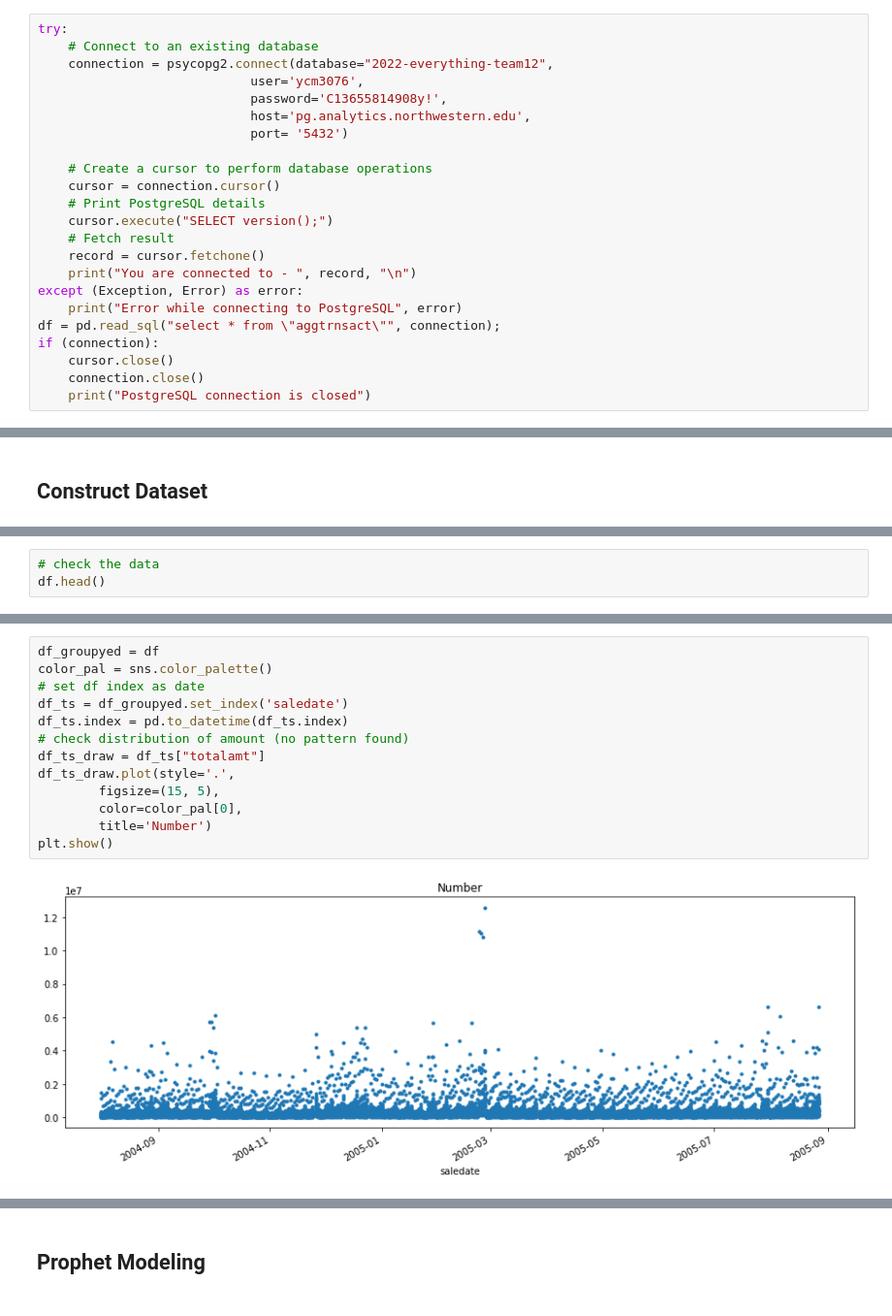
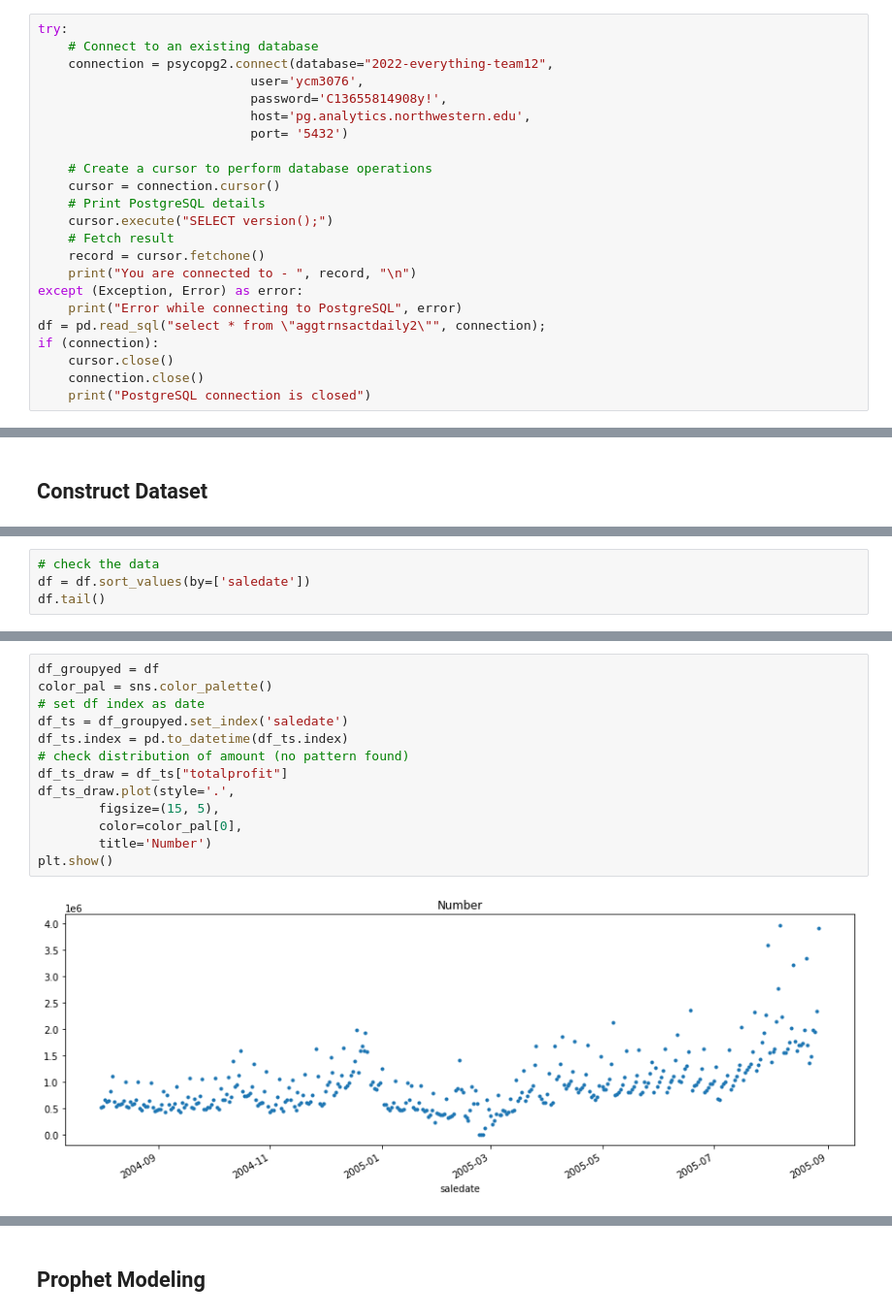
Before and after one commit to ychen595/MSiA_400_G12, a Jupyter notebook: 05_Modeling/Prophet_model.ipynb, the cells around one changed output, grey strips where cells are left out. Shown at 97% size. Drawn from its saved outputs; the diff is of its cells as text.

```diff
--- a/05_Modeling/Prophet_model.ipynb
+++ b/05_Modeling/Prophet_model.ipynb
@@ -24,7 +27,7 @@ try:
     print("You are connected to - ", record, "\n")
 except (Exception, Error) as error:
     print("Error while connecting to PostgreSQL", error)
-df = pd.read_sql("select * from \"aggtrnsact\"", connection);
+df = pd.read_sql("select * from \"aggtrnsactdaily2\"", connection);
 if (connection):
     cursor.close()
     connection.close()
@@ -38,4 +51,5 @@ PostgreSQL connection is closed
 # %%
 # check the data
-df.head()
+df = df.sort_values(by=['saledate'])
+df.tail()
 # %% [output]
@@ -82,18 +96,18 @@ dtype: int64
 # %%
 df_groupyed = df
 color_pal = sns.color_palette()
 # set df index as date
 df_ts = df_groupyed.set_index('saledate')
 df_ts.index = pd.to_datetime(df_ts.index)
 # check distribution of amount (no pattern found)
-df_ts_draw = df_ts["totalamt"]
+df_ts_draw = df_ts["totalprofit"]
 df_ts_draw.plot(style='.',
         figsize=(15, 5),
         color=color_pal[0],
         title='Number')
 plt.show()
 # %% [output]
-[figure, old version]
+[figure, new version]
 # %%
 def create_features(df):
     """
```
Also changed, not shown: parts of 36 cells of this notebook.
